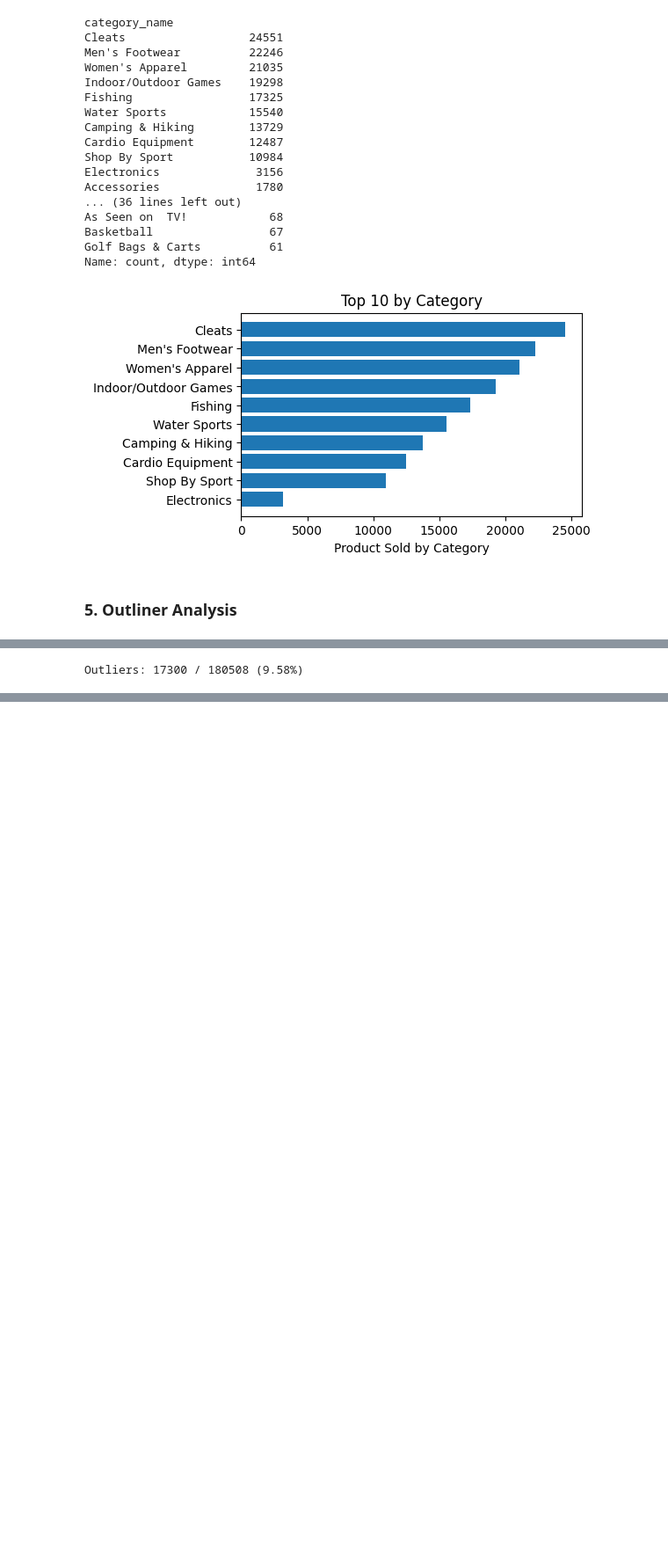
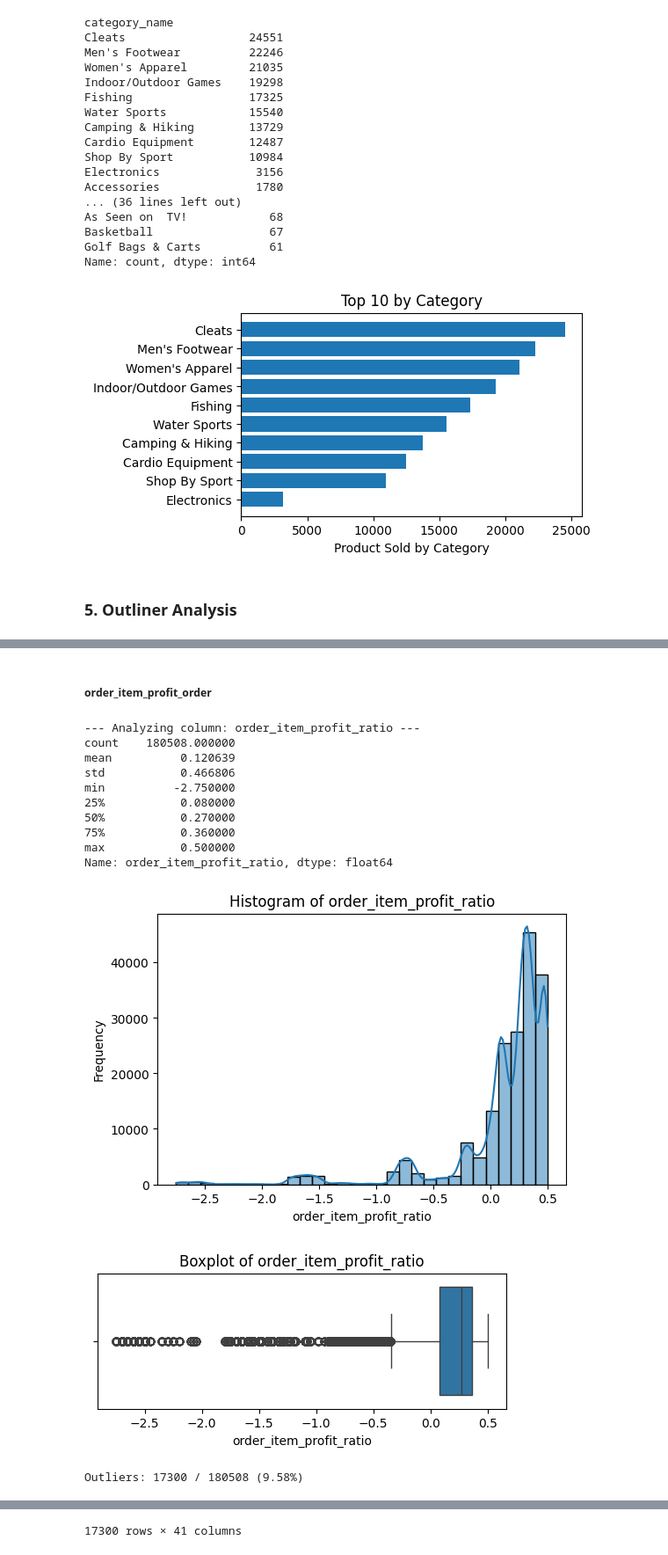
Before and after one commit to nh-adorie/scm-co-smart-project, a Jupyter notebook: notebook/eda.ipynb, the cells around one changed output, grey strips where cells are left out. Shown: that part at 88% size. Drawn from its saved outputs; the diff is of its cells as text; code cells hidden in the pictures; blank space fills up the shorter version.

Commit message:
outliner detection

```diff
--- a/notebook/eda.ipynb
+++ b/notebook/eda.ipynb
@@ -494,18 +461,57 @@ plt.show()
-# %%
-# Detect outliers using IQR
-Q1 = df['order_item_profit_ratio'].quantile(0.25)
-Q3 = df['order_item_profit_ratio'].quantile(0.75)
-IQR = Q3 - Q1
-
-lower_bound = Q1 - 1.5 * IQR
-upper_bound = Q3 + 1.5 * IQR
-
-outliers = df[(df['order_item_profit_ratio'] < lower_bound) | (df['order_item_profit_ratio'] > upper_bound)]
-
-outlier_count = outliers.shape[0]
-total_count = df.shape[0]
-outlier_percentage = (outlier_count / total_count) * 100
-
-print(f"Outliers: {outlier_count} / {total_count} ({outlier_percentage:.2f}%)")
-# %% [output]
-Outliers: 17300 / 180508 (9.58%)
+# %%
+# create function to analyze column
+def analyze_column(df, col, iqr_factor=1.5, bins=50):
+    print(f"--- Analyzing column: {col} ---")
+
+    # Summary
+    print(df[col].describe())
+
+    # Histogram
+    plt.figure(figsize=(6,4))
+    sns.histplot(df[col], bins=bins, kde=True)
+    plt.title(f"Histogram of {col}")
+    plt.xlabel(col)
+    plt.ylabel("Frequency")
+    plt.show()
+
+    # Boxplot
+    plt.figure(figsize=(6,2))
+    sns.boxplot(x=df[col])
+    plt.title(f"Boxplot of {col}")
+    plt.show()
+
+    # Outlier detection
+    Q1 = df[col].quantile(0.25)
+    Q3 = df[col].quantile(0.75)
+    IQR = Q3 - Q1
+
+    lower_bound = Q1 - iqr_factor * IQR
+    upper_bound = Q3 + iqr_factor * IQR
+
+    outliers = df[(df[col] < lower_bound) | (df[col] > upper_bound)]
+
+    outlier_count = outliers.shape[0]
+    total_count = df[col].shape[0]
+    outlier_percentage = (outlier_count / total_count) * 100
+
+    print(f"Outliers: {outlier_count} / {total_count} ({outlier_percentage:.2f}%)")
+
+    return outliers
+# %% [markdown]
+##### order_item_profit_order
+# %%
+analyze_column(df,'order_item_profit_ratio',iqr_factor=1.5, bins=30)
+# %% [output]
+--- Analyzing column: order_item_profit_ratio ---
+count    180508.000000
+mean          0.120639
+std           0.466806
+min          -2.750000
+25%           0.080000
+50%           0.270000
+75%           0.360000
+max           0.500000
+Name: order_item_profit_ratio, dtype: float64
+[figure, added]
+[figure, added]
+Outliers: 17300 / 180508 (9.58%)
@@ -511,0 +530 @@ Outliers: 17300 / 180508 (9.58%)
+17300 rows × 41 columns
```
Also changed, not shown: parts of 18 cells of this notebook.
